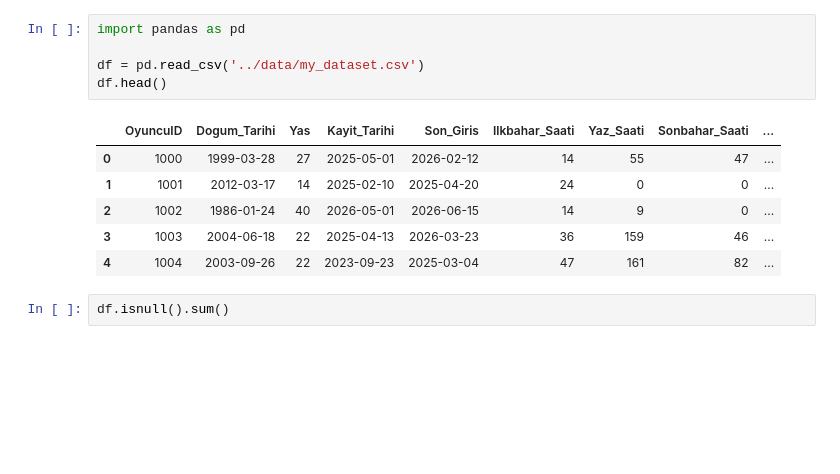
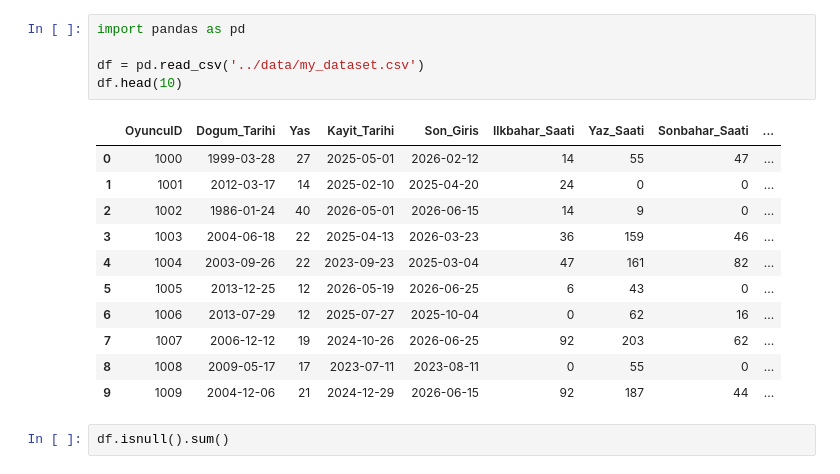
Before and after one commit to Eylulipekayd/Player-Churn-System, a Jupyter notebook: notebooks/my_dataset_EDA.ipynb, the cells around one changed output. Drawn from its saved outputs; the diff is of its cells as text; blank space fills up the shorter version.

```diff
--- a/notebooks/my_dataset_EDA.ipynb
+++ b/notebooks/my_dataset_EDA.ipynb
@@ -1,15 +1,20 @@
 # %%
 import pandas as pd
 
 df = pd.read_csv('../data/my_dataset.csv')
-df.head()
+df.head(10)
 # %% [output]
 |  | OyuncuID | Dogum_Tarihi | Yas | Kayit_Tarihi | Son_Giris | Ilkbahar_Saati | Yaz_Saati | Sonbahar_Saati | ... |
 | 0 | 1000 | 1999-03-28 | 27 | 2025-05-01 | 2026-02-12 | 14 | 55 | 47 | ... |
 | 1 | 1001 | 2012-03-17 | 14 | 2025-02-10 | 2025-04-20 | 24 | 0 | 0 | ... |
 | 2 | 1002 | 1986-01-24 | 40 | 2026-05-01 | 2026-06-15 | 14 | 9 | 0 | ... |
 | 3 | 1003 | 2004-06-18 | 22 | 2025-04-13 | 2026-03-23 | 36 | 159 | 46 | ... |
 | 4 | 1004 | 2003-09-26 | 22 | 2023-09-23 | 2025-03-04 | 47 | 161 | 82 | ... |
+| 5 | 1005 | 2013-12-25 | 12 | 2026-05-19 | 2026-06-25 | 6 | 43 | 0 | ... |
+| 6 | 1006 | 2013-07-29 | 12 | 2025-07-27 | 2025-10-04 | 0 | 62 | 16 | ... |
+| 7 | 1007 | 2006-12-12 | 19 | 2024-10-26 | 2026-06-25 | 92 | 203 | 62 | ... |
+| 8 | 1008 | 2009-05-17 | 17 | 2023-07-11 | 2023-08-11 | 0 | 55 | 0 | ... |
+| 9 | 1009 | 2004-12-06 | 21 | 2024-12-29 | 2026-06-15 | 92 | 187 | 44 | ... |
 # %%
 df.isnull().sum()
 # %% [output]
```
Also changed, not shown: parts of 3 cells of this notebook, 2 other files.
